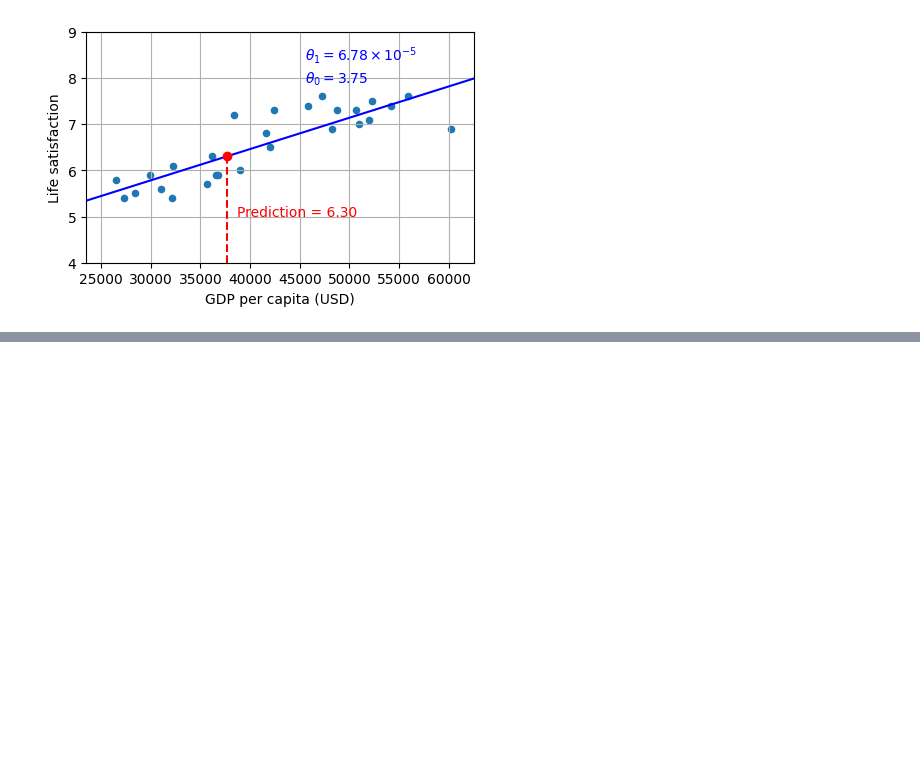
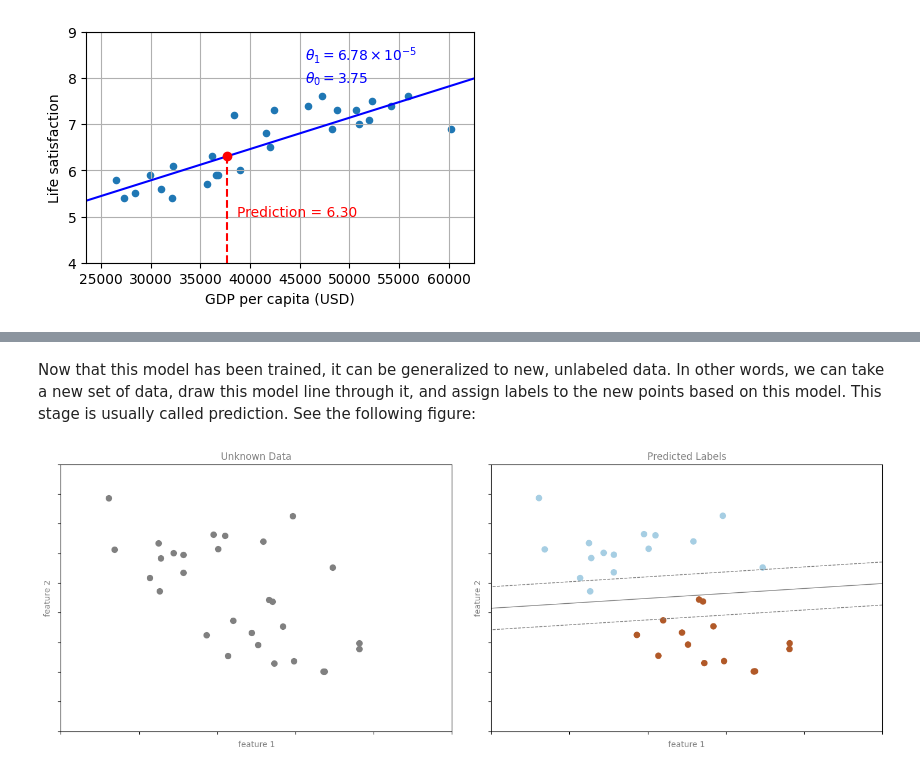
Before and after one commit to jagadeshchilla/Maths-for-ai-ml, a Jupyter notebook: MachineLearning/MachineLearning/1-Introduction/intro.ipynb, the cells around one changed output, grey strips where cells are left out. Saved outputs shown, nothing was run; the diff lists cells and outputs as text; code cells hidden in the pictures; blank space fills up the shorter version.

```diff
--- a/MachineLearning/MachineLearning/1-Introduction/intro.ipynb
+++ b/MachineLearning/MachineLearning/1-Introduction/intro.ipynb
@@ -442,0 +520,20 @@ plt.show()
+# %% [markdown]
+Now that this model has been trained, it can be generalized to new, unlabeled data. In other words, we can take a new set of data, draw this model line through it, and assign labels to the new points based on this model. This stage is usually called prediction. See the following figure:
+# %%
+# plot the results
+fig, ax = plt.subplots(1, 2, figsize=(16, 6))
+fig.subplots_adjust(left=0.0625, right=0.95, wspace=0.1)
+
+ax[0].scatter(X2[:, 0], X2[:, 1], c='gray', **point_style)
+ax[0].axis([-1, 4, -2, 7])
+
+ax[1].scatter(X2[:, 0], X2[:, 1], c=y2, **point_style)
+ax[1].contour(xy1, xy2, Z, **line_style)
+ax[1].axis([-1, 4, -2, 7])
+
+format_plot(ax[0], 'Unknown Data')
+format_plot(ax[1], 'Predicted Labels')
+
+fig.savefig('images/05.01-classification-3.png')
+# %% [output]
+[figure, added]
```
Also changed, not shown: parts of 55 cells of this notebook, 21 other files.
